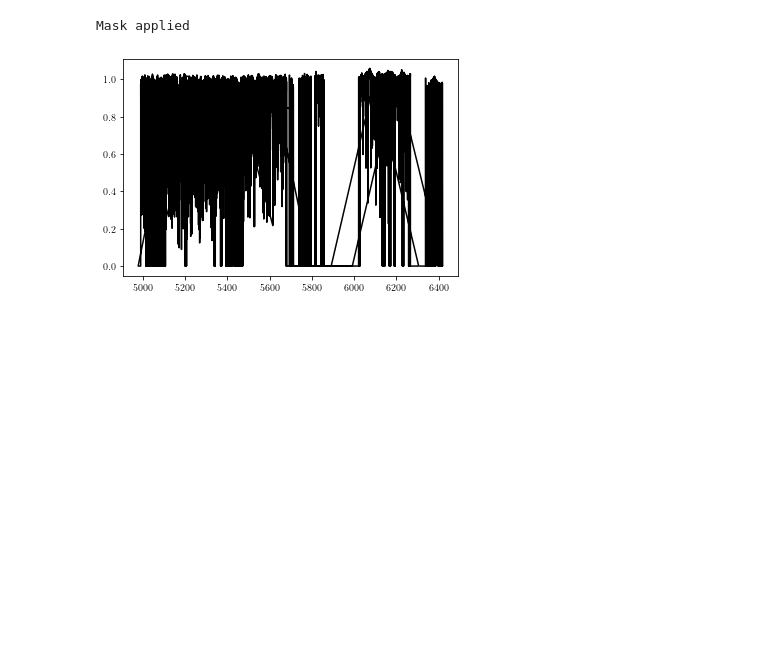
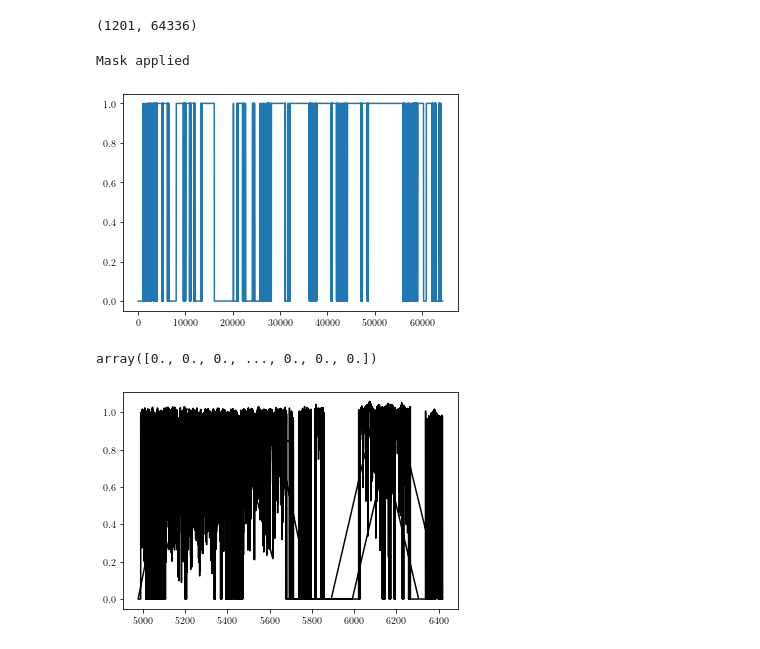
Before and after one commit to jgussman/CHIP, a Jupyter notebook: NoteBooks/SpocTheCannon.ipynb, the cells around one changed output. Saved outputs shown, nothing was run; the diff lists cells and outputs as text; code cells hidden in the pictures; blank space fills up the shorter version.

```diff
--- a/NoteBooks/SpocTheCannon.ipynb
+++ b/NoteBooks/SpocTheCannon.ipynb
@@ -9,12 +10,16 @@ from sklearn.model_selection import train_test_split
 import matplotlib.pyplot as plt
 # %%
 #wl
-wl = np.genfromtxt("spocData/wavelengths_flat.txt") #Shape: (64336,)
+wl = np.genfromtxt("../spocData/wavelengths_flat.txt") #Shape: (64336,)
 #tr_ID
-tr_ID = np.genfromtxt("spocData/star_names.txt",dtype='str',delimiter='\n') #(1201,)
+tr_ID = np.genfromtxt("../spocData/star_names.txt",dtype='str',delimiter='\n') #(1201,)
 #tr_flux
-tr_flux = np.genfromtxt("spocData/fluxes_contdiv_polynomial_all.txt")#(1201, 64336)
+tr_flux = np.genfromtxt("../spocData/fluxes_contdiv_polynomial_all.txt")#(1201, 64336)
 #tr_ivar
-tr_ivar = np.loadtxt("spocData/ivar_contdiv_polynomial_all.txt") #(1201, 64336)
+tr_ivar = np.loadtxt("../spocData/ivar_contdiv_polynomial_all.txt") #(1201, 64336)
+# %%
+tr_flux.shape
+# %% [output]
+(1201, 64336)
 # %%
 # tr_label
@@ -33,13 +38,23 @@ tr_label = d.to_numpy()
 mask = True
 
 if mask==True:
-  combined_mask = np.loadtxt('spocData/combined_mask.txt')
+  combined_mask = np.loadtxt('../spocData/combined_mask.txt')
   tr_flux = tr_flux*combined_mask
   print('Mask applied')
 else:
   print('No mask applied')
 # %% [output]
 Mask applied
+# %%
+# plt.plot(combined_mask[900:1000])
+plt.plot(combined_mask)
+plt.show()
+# %% [output]
+[figure, added]
+# %%
+combined_mask
+# %% [output]
+array([0., 0., 0., ..., 0., 0., 0.])
 # %%
 index = np.where(tr_ID=='HD 211080')[0][0]
 flux = tr_flux[index]
```
Also changed, not shown: parts of 7 cells of this notebook, 17 other files.
